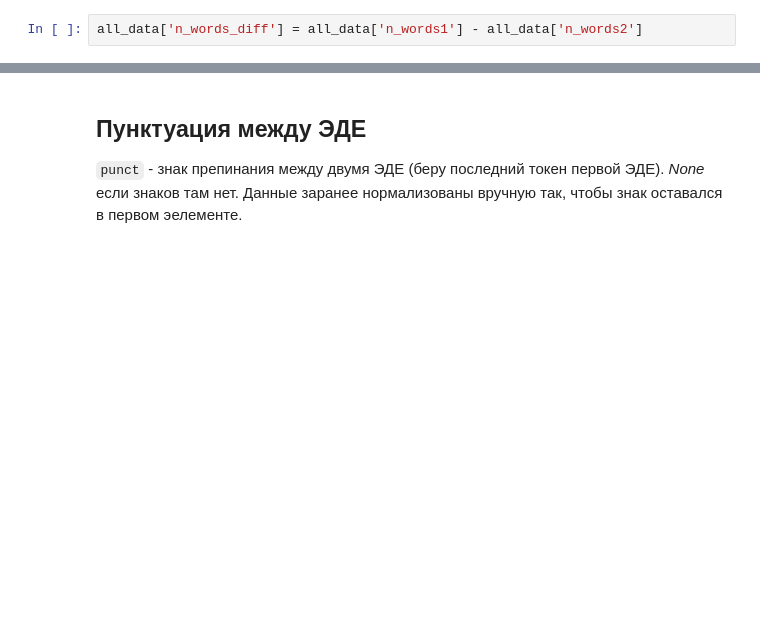
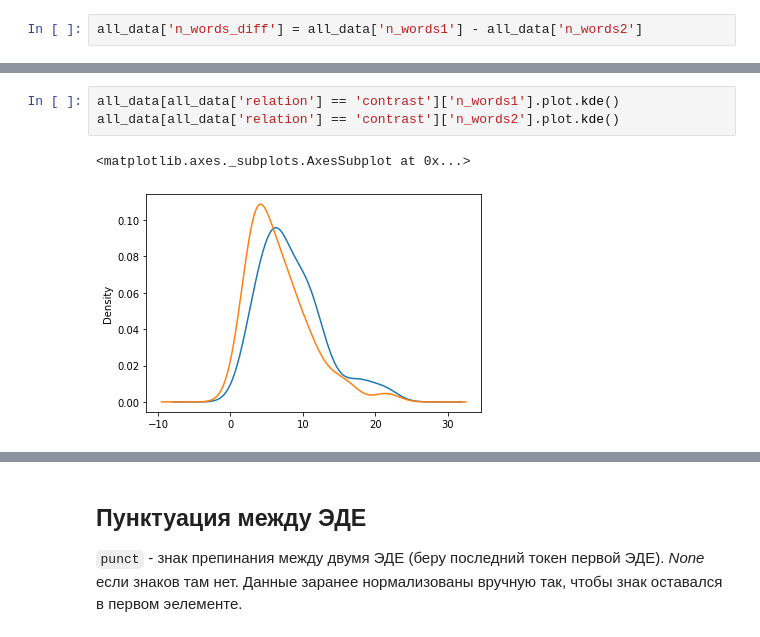
Before and after one commit to polyankaglade/ImpDiscRel, a Jupyter notebook: features_and_models.ipynb, the cells around one changed output, grey strips where cells are left out. Drawn from its saved outputs; the diff is of its cells as text; blank space fills up the shorter version.

```diff
--- a/features_and_models.ipynb
+++ b/features_and_models.ipynb
@@ -130,0 +149,6 @@ all_data['n_words_diff'] = all_data['n_words1'] - all_data['n_words2']
+# %%
+all_data[all_data['relation'] == 'contrast']['n_words1'].plot.kde()
+all_data[all_data['relation'] == 'contrast']['n_words2'].plot.kde()
+# %% [output]
+<matplotlib.axes._subplots.AxesSubplot at 0x...>
+[figure, added]
```
Also changed, not shown: parts of 15 cells of this notebook.
